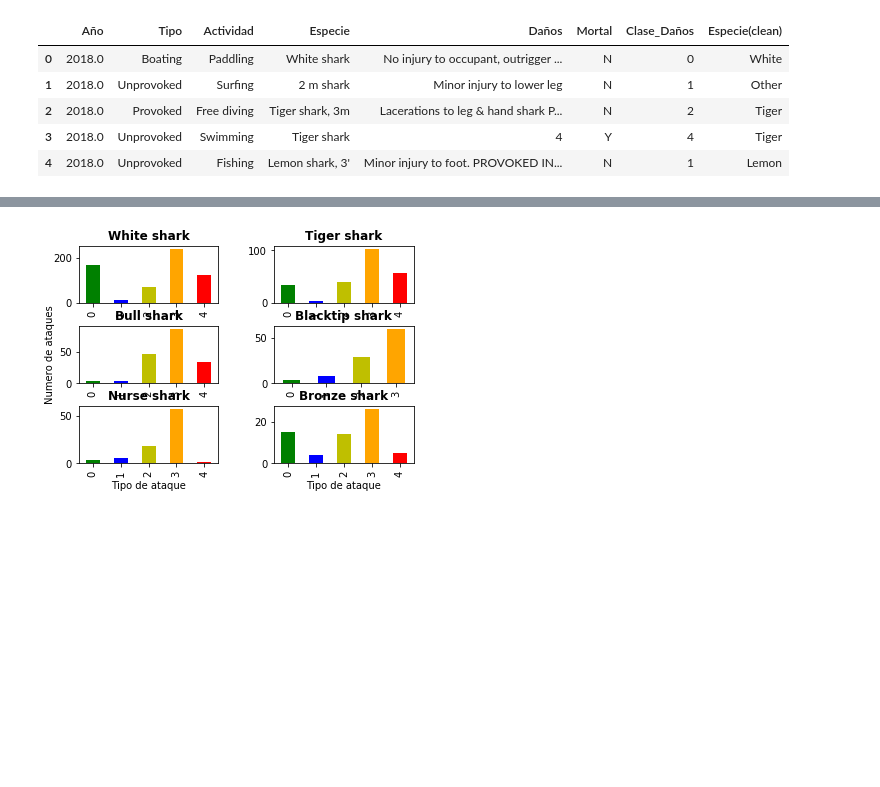
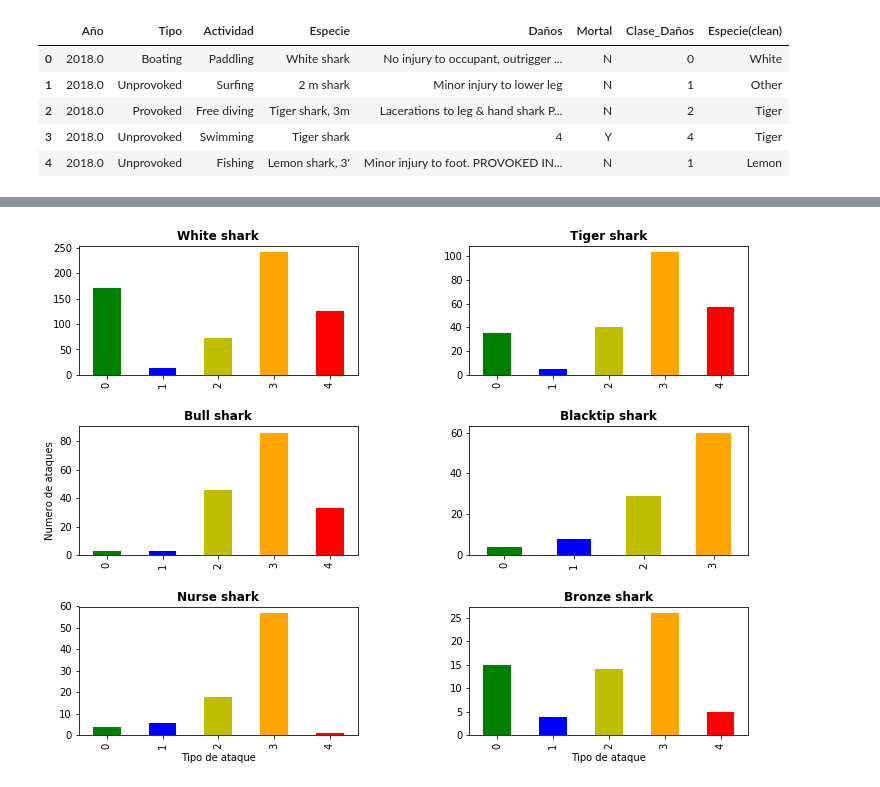
Before and after one commit to ironhack-datalabs/datamad0419, a Jupyter notebook: module-1/pandas-project/your-code/data-wrangling.ipynb, the cells around one changed output, grey strips where cells are left out. Cells and saved outputs as stored; diff of their text form; code cells hidden in the pictures; blank space fills up the shorter version.

```diff
--- a/module-1/pandas-project/your-code/data-wrangling.ipynb
+++ b/module-1/pandas-project/your-code/data-wrangling.ipynb
@@ -97,7 +97,8 @@ plt.show()
 # %%
 # plots tipo de ataque y especie (blanco, tigre, toro, punta negra, nodriza, bronce)
 fig=plt.figure()                                # subplots de 6 especies
-fig.subplots_adjust(hspace=0.4, wspace=0.4)     # ajuste de espacio
+fig.subplots_adjust(hspace=0.4, wspace=0.4)     # ajuste de espacio entre plots
+plt.rcParams["figure.figsize"] =(20,20)         # ajuste de tamaño completo
 
 plt.subplot(3,2,1)           # posicion subplot
 ataque=datos[datos['Especie(clean)'].isin(['White'])]["Clase_Daños"].value_counts().sort_index()
@@ -107,31 +108,31 @@ plt.title('White shark',size=12,fontweight='bold')          # titulo
 
 plt.subplot(3,2,2)
 ataque=datos[datos['Especie(clean)'].isin(['Tiger'])]["Clase_Daños"].value_counts().sort_index()
 ataque.plot(kind='bar', color= ['g','b','y','orange','r'])
 plt.title('Tiger shark',size=12,fontweight='bold')
 
 plt.subplot(3,2,3)
 ataque=datos[datos['Especie(clean)'].isin(['Bull'])]["Clase_Daños"].value_counts().sort_index()
 ataque.plot(kind='bar', color= ['g','b','y','orange','r'])
 plt.title('Bull shark',size=12,fontweight='bold')
 plt.ylabel('Numero de ataques',size=10)          # etiqueta eje y
 
 plt.subplot(3,2,4)
 ataque=datos[datos['Especie(clean)'].isin(['Blacktip'])]["Clase_Daños"].value_counts().sort_index()
 ataque.plot(kind='bar', color= ['g','b','y','orange','r'])
 plt.title('Blacktip shark',size=12,fontweight='bold')
 
 plt.subplot(3,2,5)
 ataque=datos[datos['Especie(clean)'].isin(['Nurse'])]["Clase_Daños"].value_counts().sort_index()
 ataque.plot(kind='bar', color= ['g','b','y','orange','r'])
 plt.title('Nurse shark',size=12,fontweight='bold')
 plt.xlabel('Tipo de ataque',size=10)                   # etiqueta eje x
 
 plt.subplot(3,2,6)
 ataque=datos[datos['Especie(clean)'].isin(['Bronze'])]["Clase_Daños"].value_counts().sort_index()
 ataque.plot(kind='bar', color= ['g','b','y','orange','r'])
 plt.title('Bronze shark',size=12,fontweight='bold')
 plt.xlabel('Tipo de ataque',size=10)
 plt.show()
 # %% [output]
-[figure, old version]
+[figure, new version]
```
Also changed, not shown: parts of 1 cell of this notebook, 1 other file.
